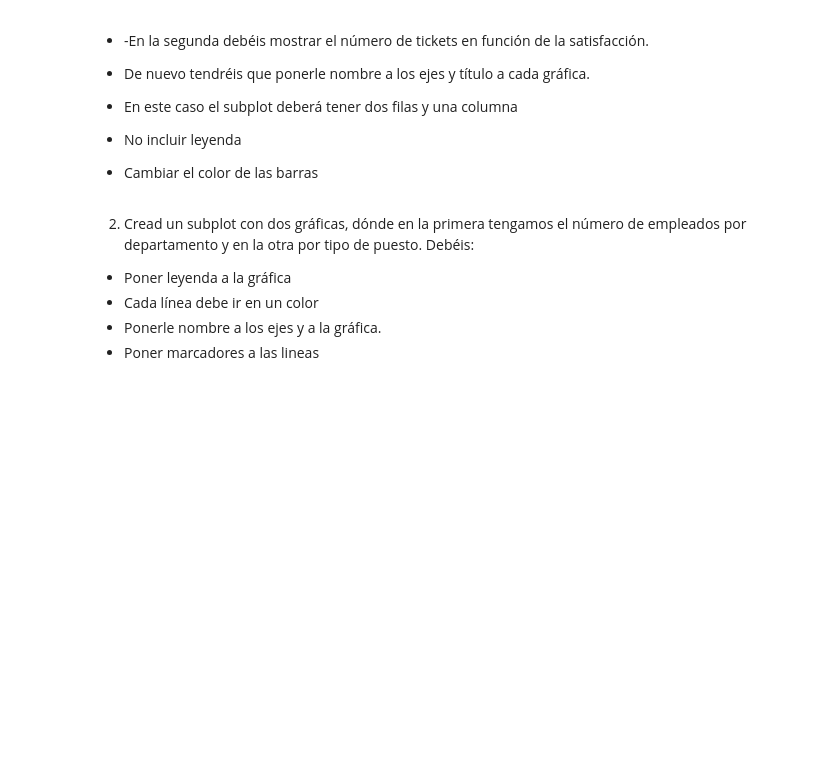
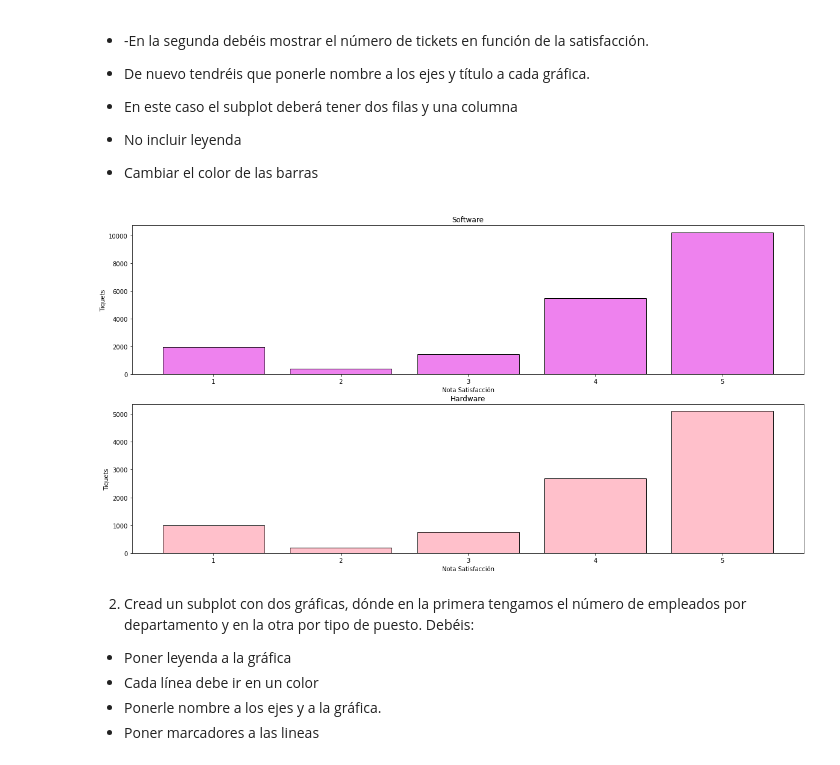
Before and after one commit to Adalab/Adalab-promo-d-da-modulo2-sprint1-Iris-Elisa, a Jupyter notebook: visualizacion/matplotlib_2.ipynb, the cells around one changed output. Drawn from its saved outputs; the diff is of its cells as text; code cells hidden in the pictures; blank space fills up the shorter version.

```diff
--- a/visualizacion/matplotlib_2.ipynb
+++ b/visualizacion/matplotlib_2.ipynb
@@ -28,6 +94,24 @@ Sigamos con más visualizaciones. En este caso trabajaremos con el csv que gener
  - En este caso el subplot deberá tener dos filas y una columna
  - No incluir leyenda
  - Cambiar el color de las barras
+# %%
+fig,ax = plt.subplots(2,1, figsize=(20, 10)) #esta será la gráfica de satisfacción con las instrucciones del enunciado
+
+ax[0].bar(df_sof_sat["index"], df_sof_sat["Satisfacción"], edgecolor='black', color='violet')
+ax[0].set_xlabel('Nota Satisfacción')
+ax[0].set_ylabel('Tiquets')
+
+ax[1].bar(df_har_sat['index'], df_har_sat['Satisfacción'], edgecolor='black', color='pink')
+ax[1].set_xlabel('Nota Satisfacción')
+ax[1].set_ylabel('Tiquets')
+
+ax[0].set_title('Software')
+ax[1].set_title('Hardware')
+
+plt.savefig('satisfaccion.jpg') #guardamos en imagen el subplot
+plt.show()
+# %% [output]
+[figure, added]
 # %% [markdown]
 
 
```
Also changed, not shown: parts of 12 cells of this notebook, 3 other files.
